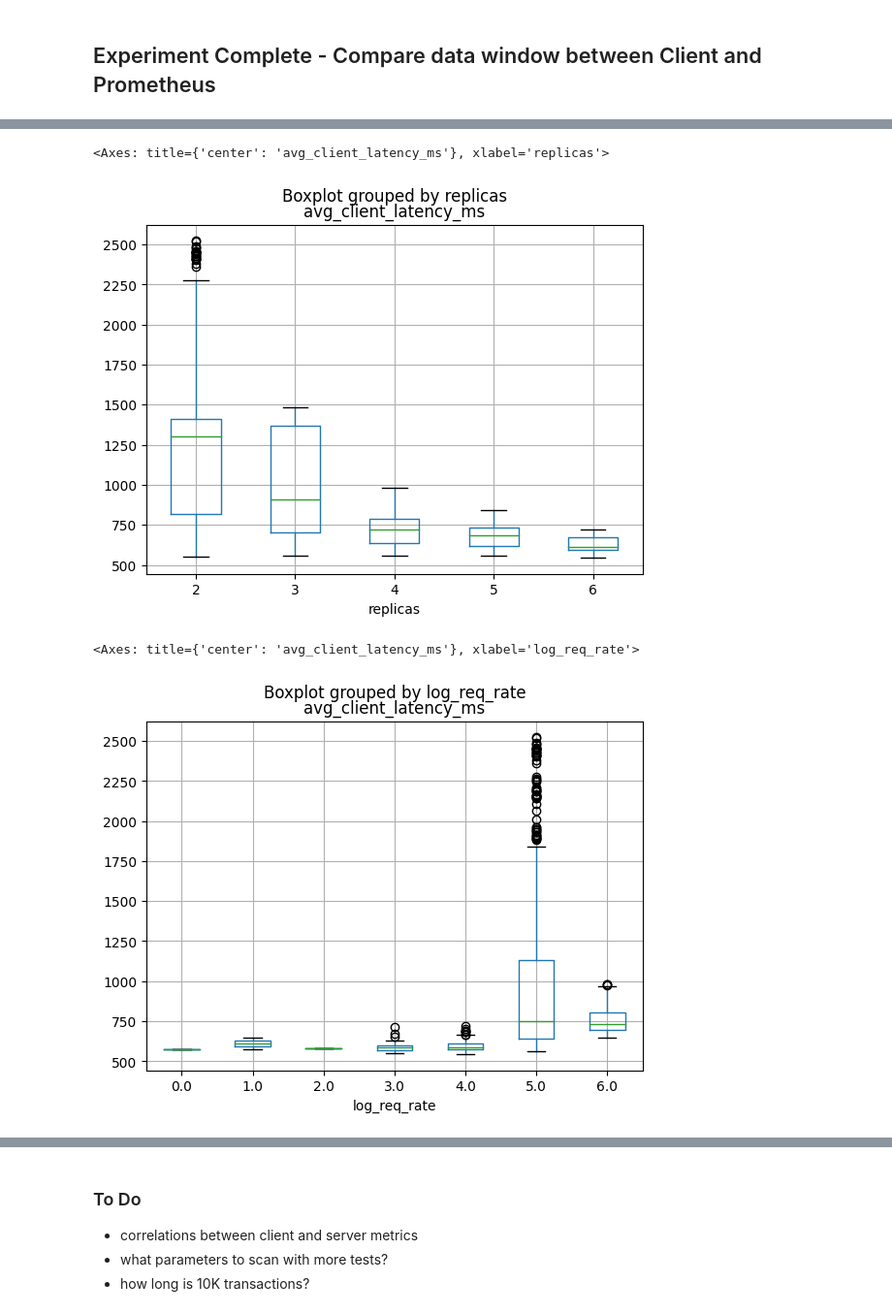
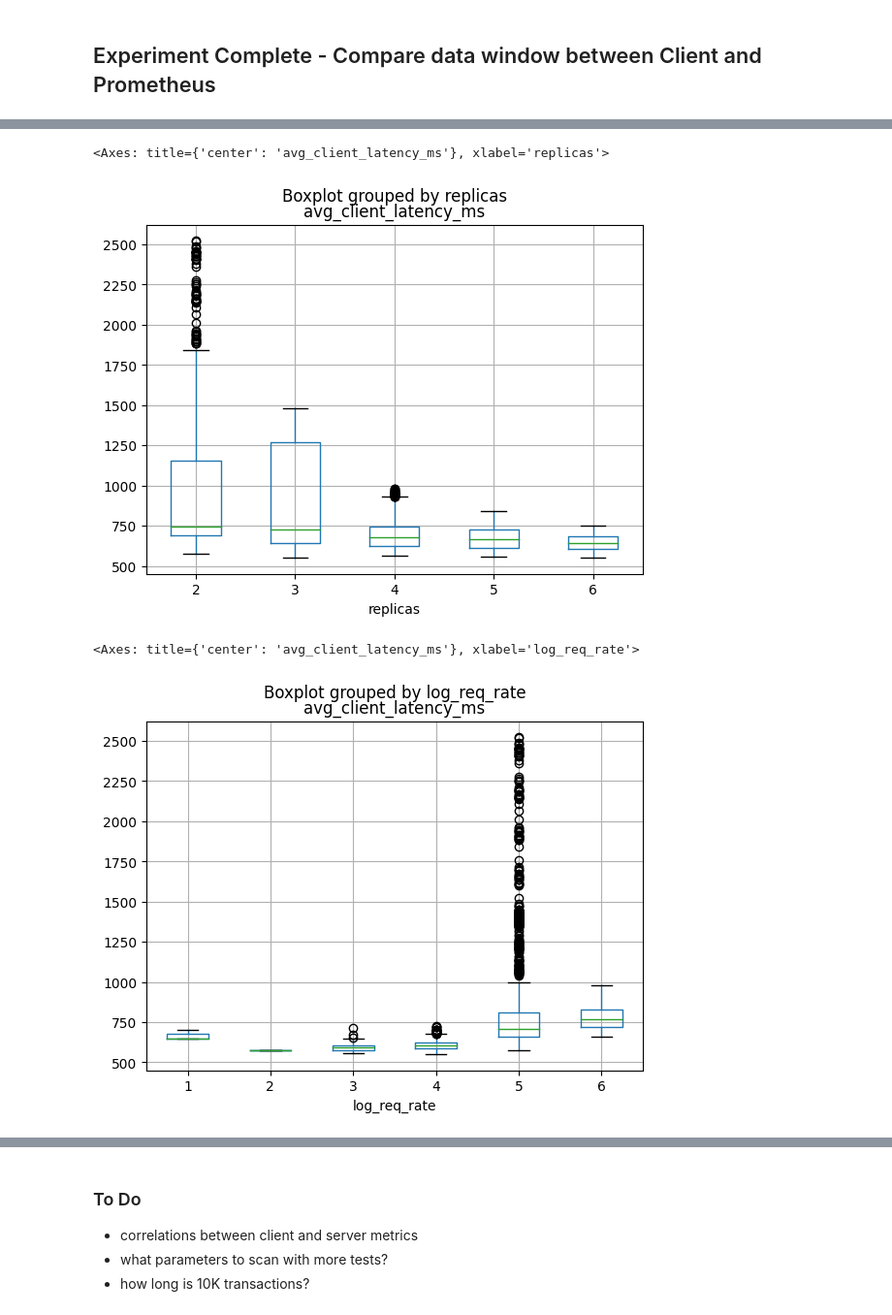
Before and after one commit to DrSkippy/Deploy-ML-Models, a Jupyter notebook: LoadFlaskDeploy/notebooks/EDA.ipynb, the cells around one changed output, grey strips where cells are left out. Shown at 97% size. Drawn from its saved outputs; the diff is of its cells as text; code cells hidden in the pictures.

```diff
--- a/LoadFlaskDeploy/notebooks/EDA.ipynb
+++ b/LoadFlaskDeploy/notebooks/EDA.ipynb
@@ -112,0 +164,3 @@ WARNING: Pod id (load-model-service-784886b884-cglcb) from data file not in pod
+# %%
+df = util.combined_data_sets()
+print(df.head(4))
@@ -114,11 +186,11 @@ WARNING: Pod id (load-model-service-784886b884-cglcb) from data file not in pod
 df.boxplot("avg_client_latency_ms", by="replicas")
 # %% [output]
 <Axes: title={'center': 'avg_client_latency_ms'}, xlabel='replicas'>
-[figure, old version]
+[figure, new version]
 # %%
-df["log_req_rate"] = df_train.request_rate_per_min.apply(lambda x: int(np.log(x)))
+df["log_req_rate"] = df["request_rate_per_min"].apply(lambda x: int(np.log(x)))
 df.boxplot("avg_client_latency_ms", by="log_req_rate")
 # %% [output]
 <Axes: title={'center': 'avg_client_latency_ms'}, xlabel='log_req_rate'>
-[figure, old version]
+[figure, new version]
 # %%
```
Also changed, not shown: parts of 28 cells of this notebook, 2 other files.
